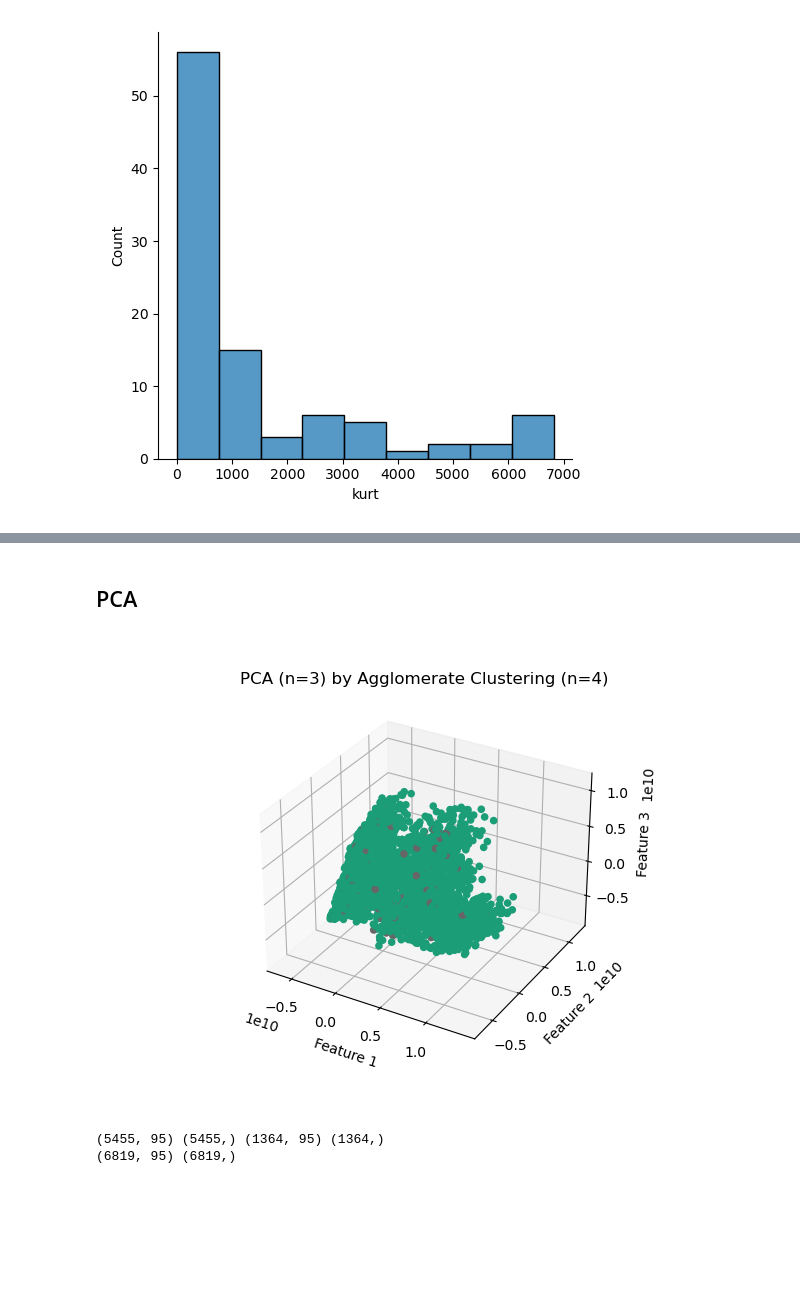
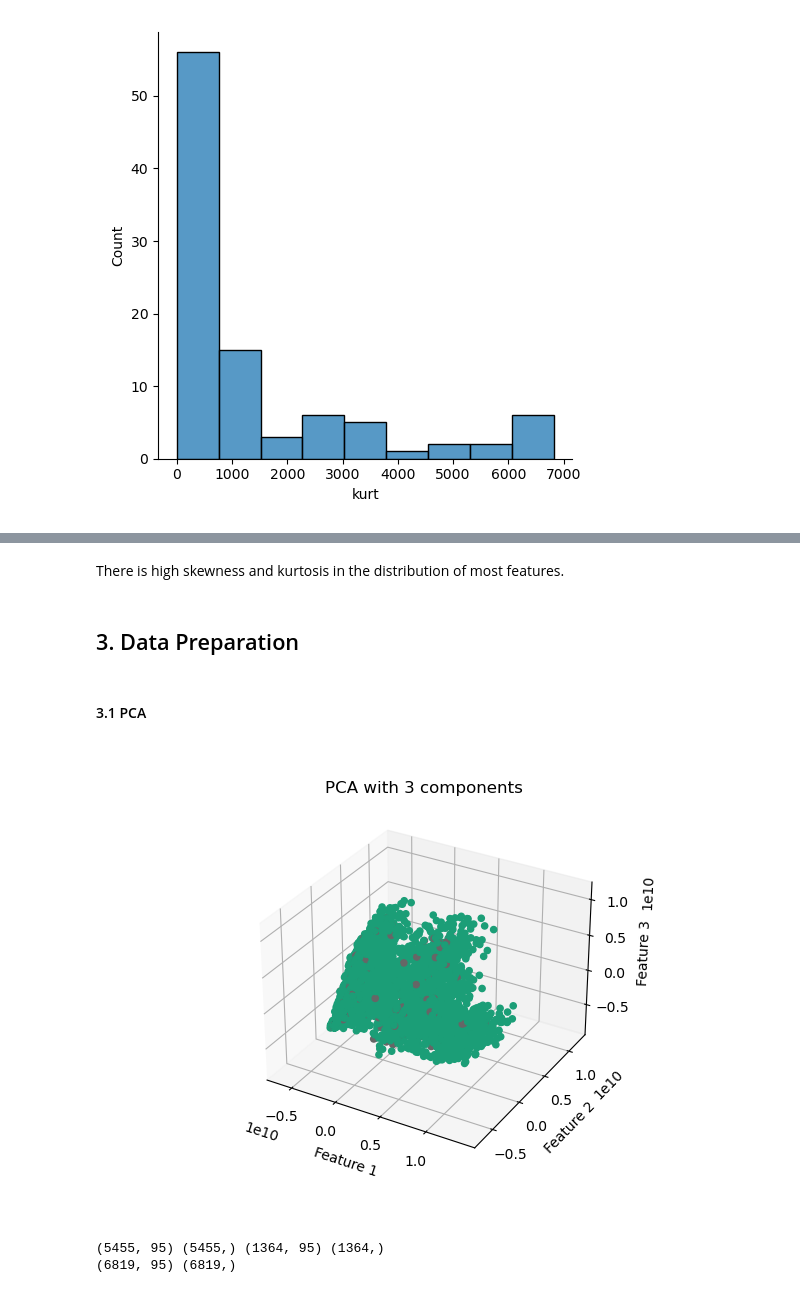
Before and after one commit to marci-nemeth/ML-Notebooks, a Jupyter notebook: 2-Classification/CompanyBankruptcyPrediction/BankruptcyPred.ipynb, the cells around one changed output, grey strips where cells are left out. Drawn from its saved outputs; the diff is of its cells as text; code cells hidden in the pictures; blank space fills up the shorter version.

```diff
--- a/2-Classification/CompanyBankruptcyPrediction/BankruptcyPred.ipynb
+++ b/2-Classification/CompanyBankruptcyPrediction/BankruptcyPred.ipynb
@@ -211,5 +209,9 @@ sns.displot(desc_df["kurt"])
+# %% [markdown]
+There is high skewness and kurtosis in the distribution of most features.
+# %% [markdown]
+## 3. Data Preparation
 # %% [markdown]
-## PCA
+#### 3.1 PCA
 # %%
 pca = PCA(n_components=3)
 pca_mat = pca.fit_transform(df)
@@ -217,22 +219,19 @@ pca_df = pd.DataFrame(data=pca_mat, columns=["feature1","feature2","feature3"])
 # %%
 %matplotlib widget
 xs=pca_df["feature1"]
 ys=pca_df["feature2"]
 zs=pca_df["feature3"]
 fig = plt.figure()
 ax = fig.add_subplot(111, projection='3d')
-COLORS = ["#003f5c","#58508d","#bc5090","#ff6361","#ffa600"]
 ax.scatter3D(xs, ys, zs,alpha=1,c=df["Bankrupt?"],cmap="Dark2")
 
-ax.set_title("PCA (n=3) by Agglomerate Clustering (n=4)")
+ax.set_title("PCA with 3 components")
 ax.set_xlabel('Feature 1')
 ax.set_ylabel('Feature 2')
 ax.set_zlabel('Feature 3')
-
-
 plt.show()
 # %% [output]
-[figure, old version]
+[figure, new version]
 # %%
 from sklearn.model_selection import train_test_split
 y = df.pop("Bankrupt?")
```
Also changed, not shown: parts of 38 cells of this notebook.
